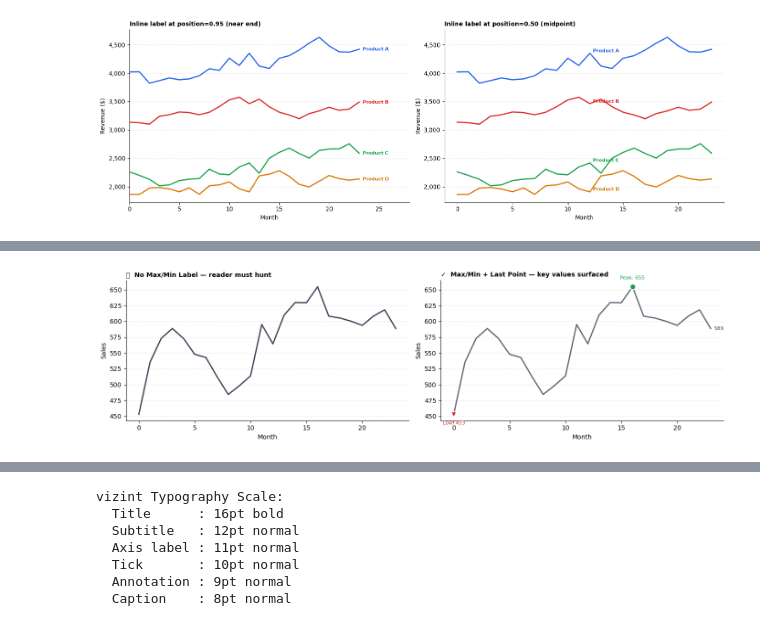
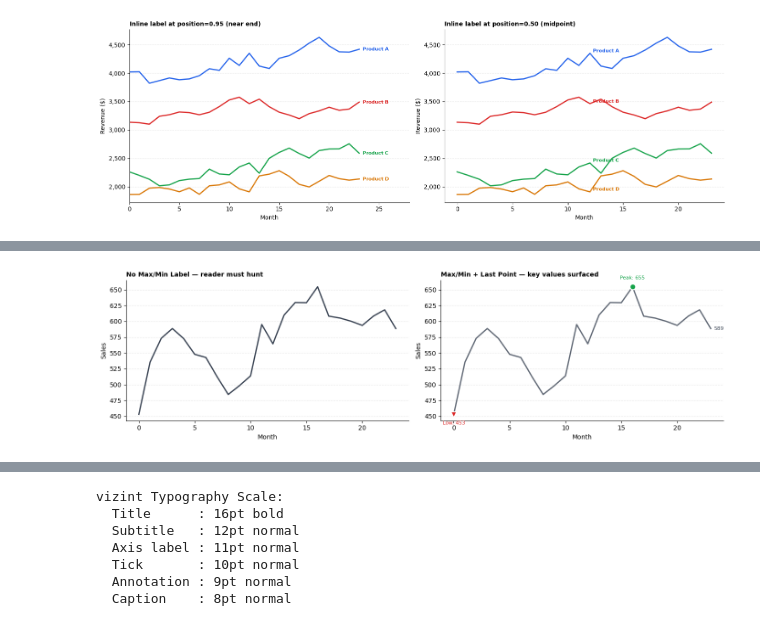
Before and after one commit to thisYui/From-Data-to-Story, a Jupyter notebook: notebooks/05_cognitive_load_reduction.ipynb, the cells around one changed output, grey strips where cells are left out. Saved outputs shown, nothing was run; the diff lists cells and outputs as text; code cells hidden in the pictures.

```diff
--- a/notebooks/05_cognitive_load_reduction.ipynb
+++ b/notebooks/05_cognitive_load_reduction.ipynb
@@ -219,7 +1026,7 @@ fig, axes = plt.subplots(1, 2, figsize=(14, 4), facecolor='white')
 # Panel 1: No labels — reader must hunt
 ax = axes[0]
 ax.plot(months, y_single, color='#374151', linewidth=2.0)
-ax.set_title('❌  No Max/Min Label — reader must hunt',
+ax.set_title('No Max/Min Label — reader must hunt',
              loc='left', fontsize=10, fontweight='bold')
 ax.set_xlabel('Month'); ax.set_ylabel('Sales')
 format_thousands(ax, 'y')
@@ -230,32 +1037,32 @@ ax = axes[1]
 ax.plot(months, y_single, color='#374151', linewidth=2.0, alpha=0.8)
 
 # Max
 label_max(ax, months, y_single,
           fmt='Peak: {:,.0f}',
           color='#16A34A', fontsize=8, offset=(0, 10))
 idx_max = int(np.nanargmax(y_single))
 highlight_points(ax, [months[idx_max]], [y_single[idx_max]],
                  color='#16A34A', size=80, edgecolor='white')
 
 # Min
 label_min(ax, months, y_single,
           fmt='Low: {:,.0f}',
           color='#DC2626', fontsize=8, offset=(0, -10))
 idx_min = int(np.nanargmin(y_single))
 highlight_points(ax, [months[idx_min]], [y_single[idx_min]],
                  color='#DC2626', size=80, marker='v', edgecolor='white')
 
 # Last point value
 label_last_point(ax, months, y_single,
                  fmt='{:,.0f}', color='#374151', fontsize=8)
 
-ax.set_title('✓  Max/Min + Last Point — key values surfaced',
+ax.set_title('Max/Min + Last Point — key values surfaced',
              loc='left', fontsize=10, fontweight='bold')
 ax.set_xlabel('Month'); ax.set_ylabel('Sales')
 format_thousands(ax, 'y')
 despine(ax); set_grid(ax)
 
 plt.tight_layout()
 plt.show()
 # %% [output]
-[figure, old version]
+[figure, new version]
```
Also changed, not shown: parts of 22 cells of this notebook.
